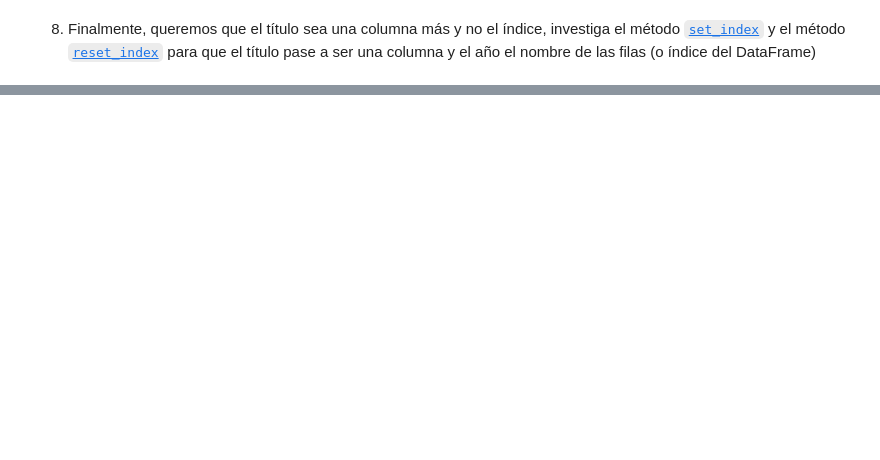
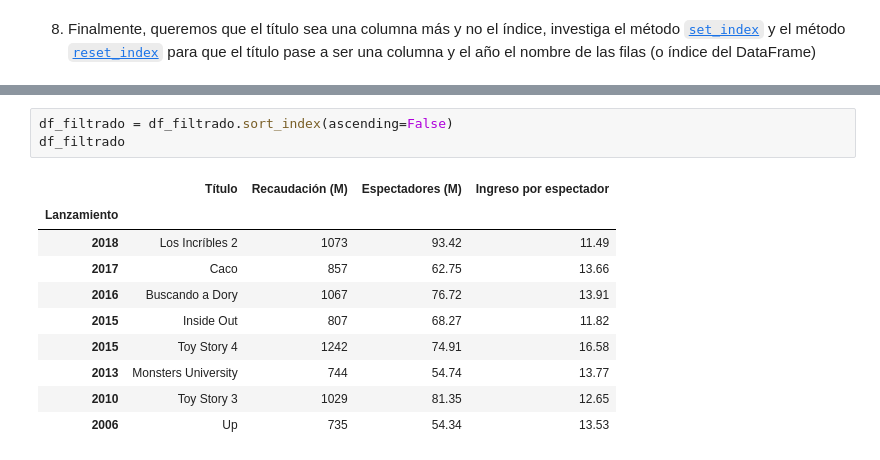
Before and after one commit to SEMAKID1312/DS-Online-Pablo-Hernandez, a Jupyter notebook: 02_Herramientas_Avanzadas/Sprint_04/Unidad_01_Pandas_I/03_Practica_Obligatoria/18_Practica_Obligatoria_Pandas_I.ipynb, the cells around one changed output, grey strips where cells are left out. Drawn from its saved outputs; the diff is of its cells as text; blank space fills up the shorter version.

```diff
--- a/02_Herramientas_Avanzadas/Sprint_04/Unidad_01_Pandas_I/03_Practica_Obligatoria/18_Practica_Obligatoria_Pandas_I.ipynb
+++ b/02_Herramientas_Avanzadas/Sprint_04/Unidad_01_Pandas_I/03_Practica_Obligatoria/18_Practica_Obligatoria_Pandas_I.ipynb
@@ -259,0 +337,14 @@ datos
+# %%
+df_filtrado = df_filtrado.sort_index(ascending=False)
+df_filtrado
+# %% [output]
+|  | Título | Recaudación (M) | Espectadores (M) | Ingreso por espectador |
+| Lanzamiento |  |  |  |  |
+| 2018 | Los Incríbles 2 | 1073 | 93.42 | 11.49 |
+| 2017 | Caco | 857 | 62.75 | 13.66 |
+| 2016 | Buscando a Dory | 1067 | 76.72 | 13.91 |
+| 2015 | Inside Out | 807 | 68.27 | 11.82 |
+| 2015 | Toy Story 4 | 1242 | 74.91 | 16.58 |
+| 2013 | Monsters University | 744 | 54.74 | 13.77 |
+| 2010 | Toy Story 3 | 1029 | 81.35 | 12.65 |
+| 2006 | Up | 735 | 54.34 | 13.53 |
```
Also changed, not shown: parts of 12 cells of this notebook.
